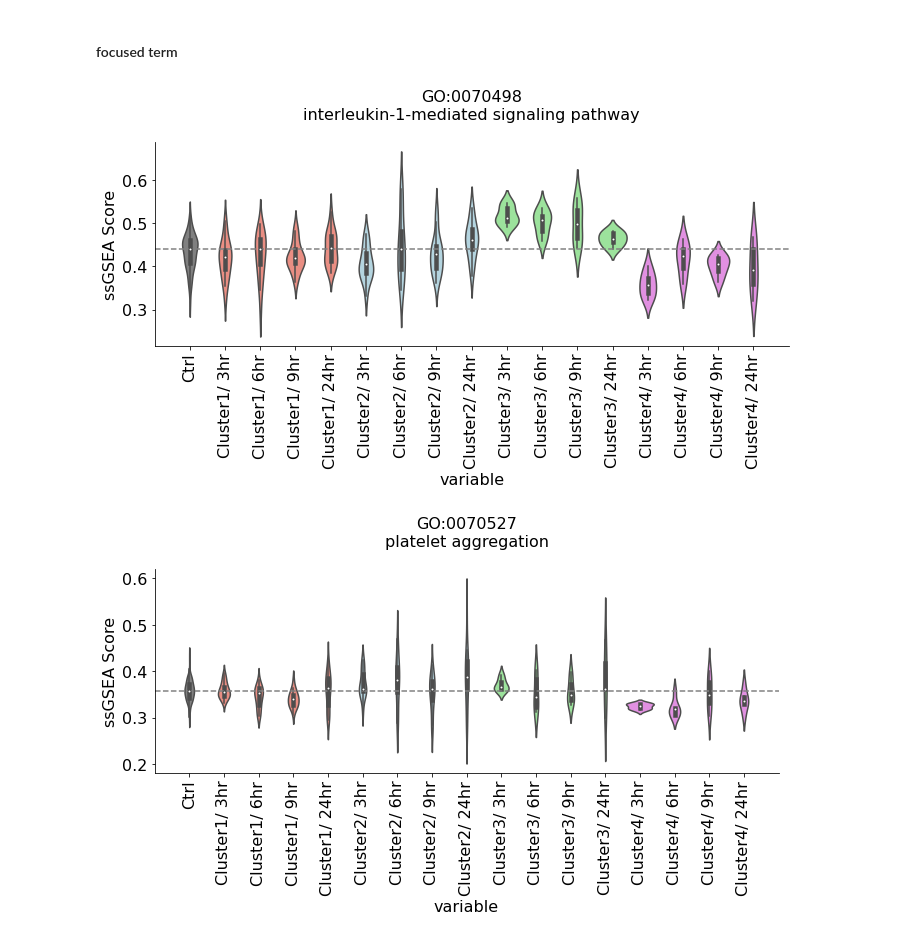
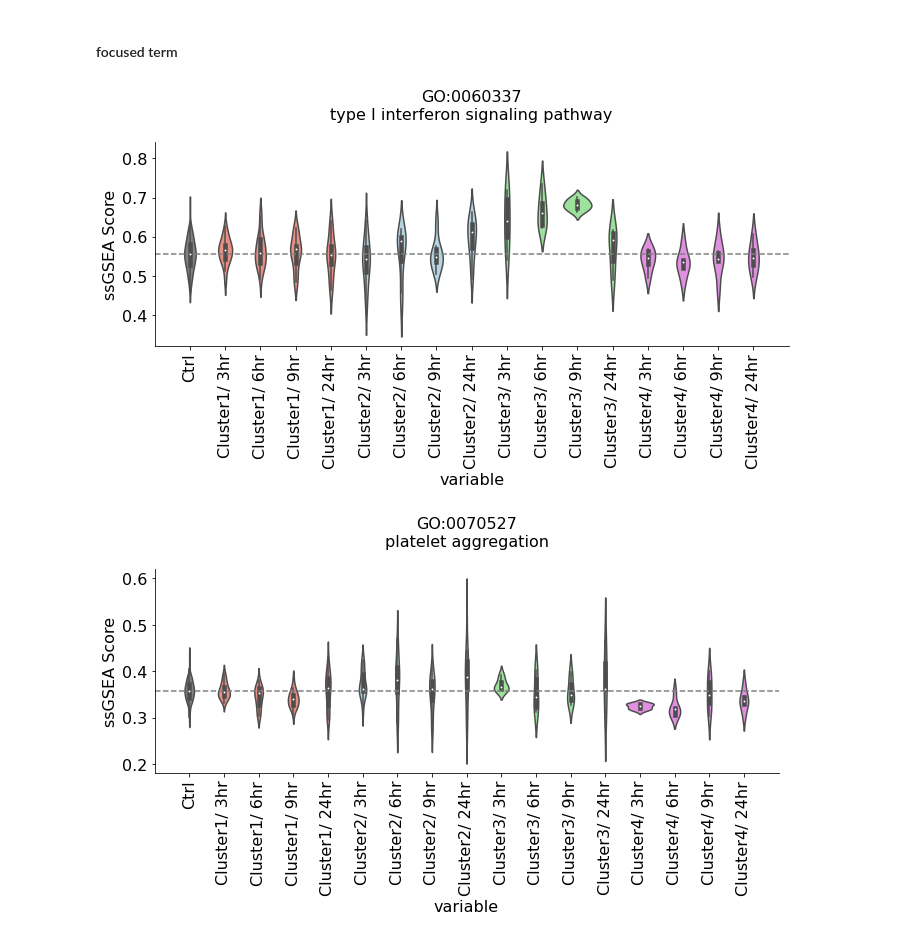
Before and after one commit to mizuno-group/RatDeconvolution, a Jupyter notebook: code/4_cluster_annotation.ipynb, the cells around one changed output. Cells and saved outputs as stored; diff of their text form; code cells hidden in the pictures.

Commit message:
[230611morita] change focsed GO term / delete excess average moving

```diff
--- a/code/4_cluster_annotation.ipynb
+++ b/code/4_cluster_annotation.ipynb
@@ -874,13 +874,13 @@ plt.show()
 # %%
 fig = plt.figure(figsize=(10,6))
 ax=fig.add_subplot(111)
-term="GO:0070498_interleukin-1-mediated signaling pathway"
+term="GO:0060337_type I interferon signaling pathway"
 plot_go_violin(res_temp, lst_all=lst_all, term=term, ax=ax)
 plt.tight_layout()
-#plt.savefig(f"{root}/figures/fig5a.png", dpi=300)
+#plt.savefig(f"{root}/figures/fig5b.png", dpi=300)
 plt.show()
 # %% [output]
-[figure, old version]
+[figure, new version]
 # %%
 fig = plt.figure(figsize=(10,6))
 ax=fig.add_subplot(111)
```
Also changed, not shown: parts of 5 cells of this notebook.
